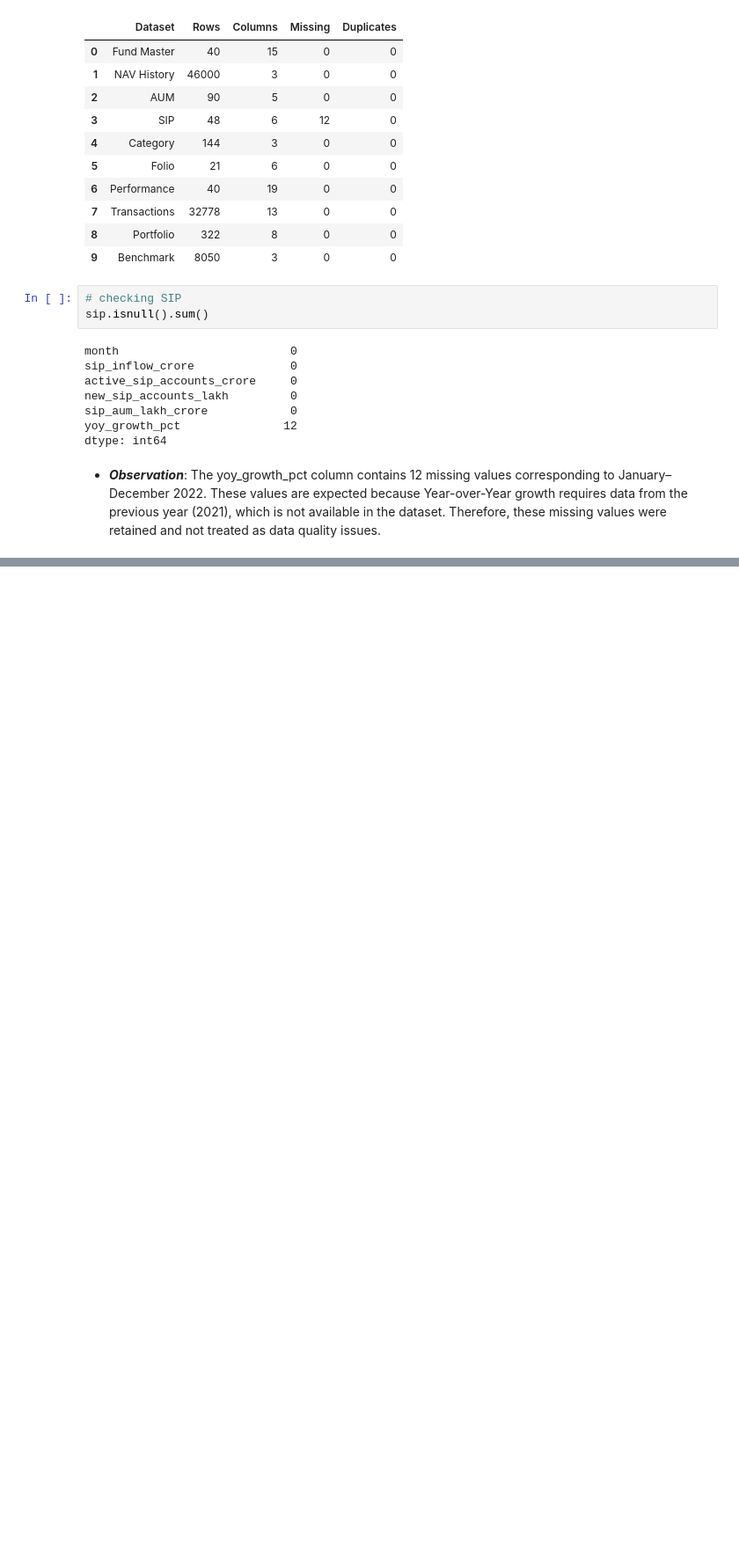
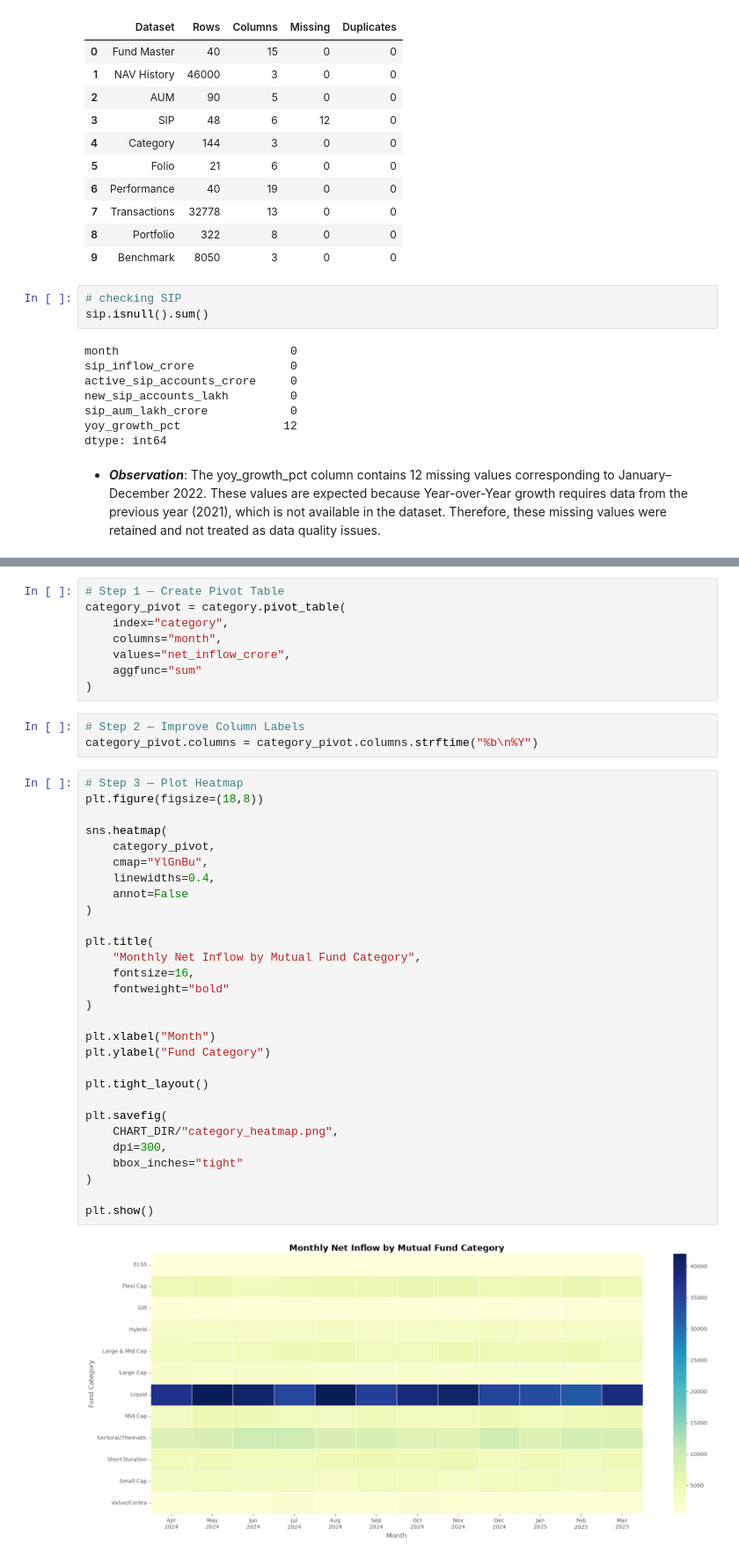
Before and after one commit to vinay-271/bluestock-mf-analytics, a Jupyter notebook: notebooks/03_eda.ipynb, the cells around one changed output, grey strips where cells are left out. Shown at 88% size. Cells and saved outputs as stored; diff of their text form; blank space fills up the shorter version.

Commit message:
Day 3: Added EDA notebook with 19 visualizations and key insights

```diff
--- a/notebooks/03_eda.ipynb
+++ b/notebooks/03_eda.ipynb
@@ -164,0 +513,42 @@ dtype: int64
+# %%
+# Step 1 — Create Pivot Table
+category_pivot = category.pivot_table(
+    index="category",
+    columns="month",
+    values="net_inflow_crore",
+    aggfunc="sum"
+)
+# %%
+# Step 2 — Improve Column Labels
+category_pivot.columns = category_pivot.columns.strftime("%b\n%Y")
+# %%
+# Step 3 — Plot Heatmap
+plt.figure(figsize=(18,8))
+
+sns.heatmap(
+    category_pivot,
+    cmap="YlGnBu",
+    linewidths=0.4,
+    annot=False
+)
+
+plt.title(
+    "Monthly Net Inflow by Mutual Fund Category",
+    fontsize=16,
+    fontweight="bold"
+)
+
+plt.xlabel("Month")
+plt.ylabel("Fund Category")
+
+plt.tight_layout()
+
+plt.savefig(
+    CHART_DIR/"category_heatmap.png",
+    dpi=300,
+    bbox_inches="tight"
+)
+
+plt.show()
+# %% [output]
+[figure, added]
```
Also changed, not shown: parts of 62 cells of this notebook, 37 other files.
